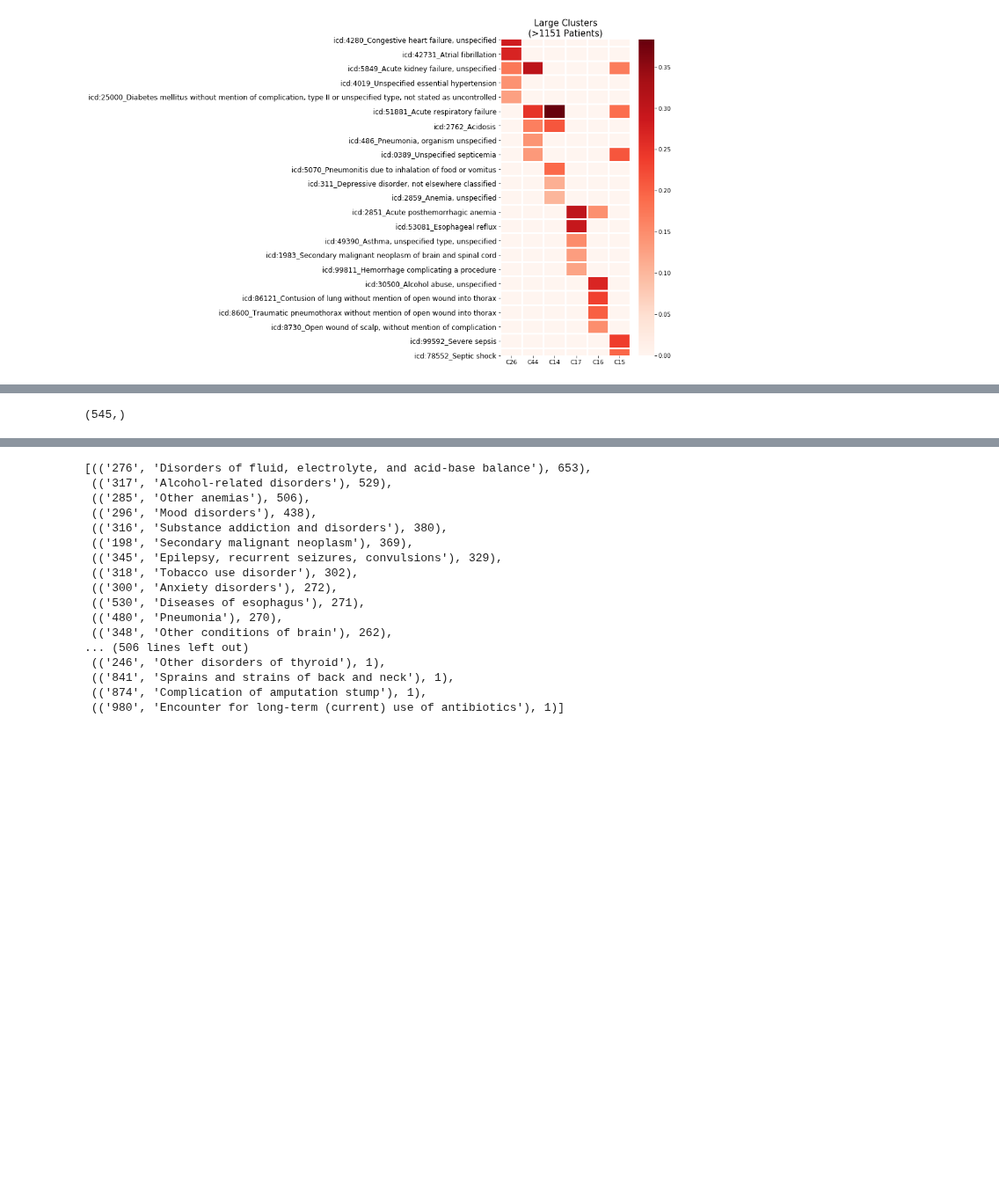
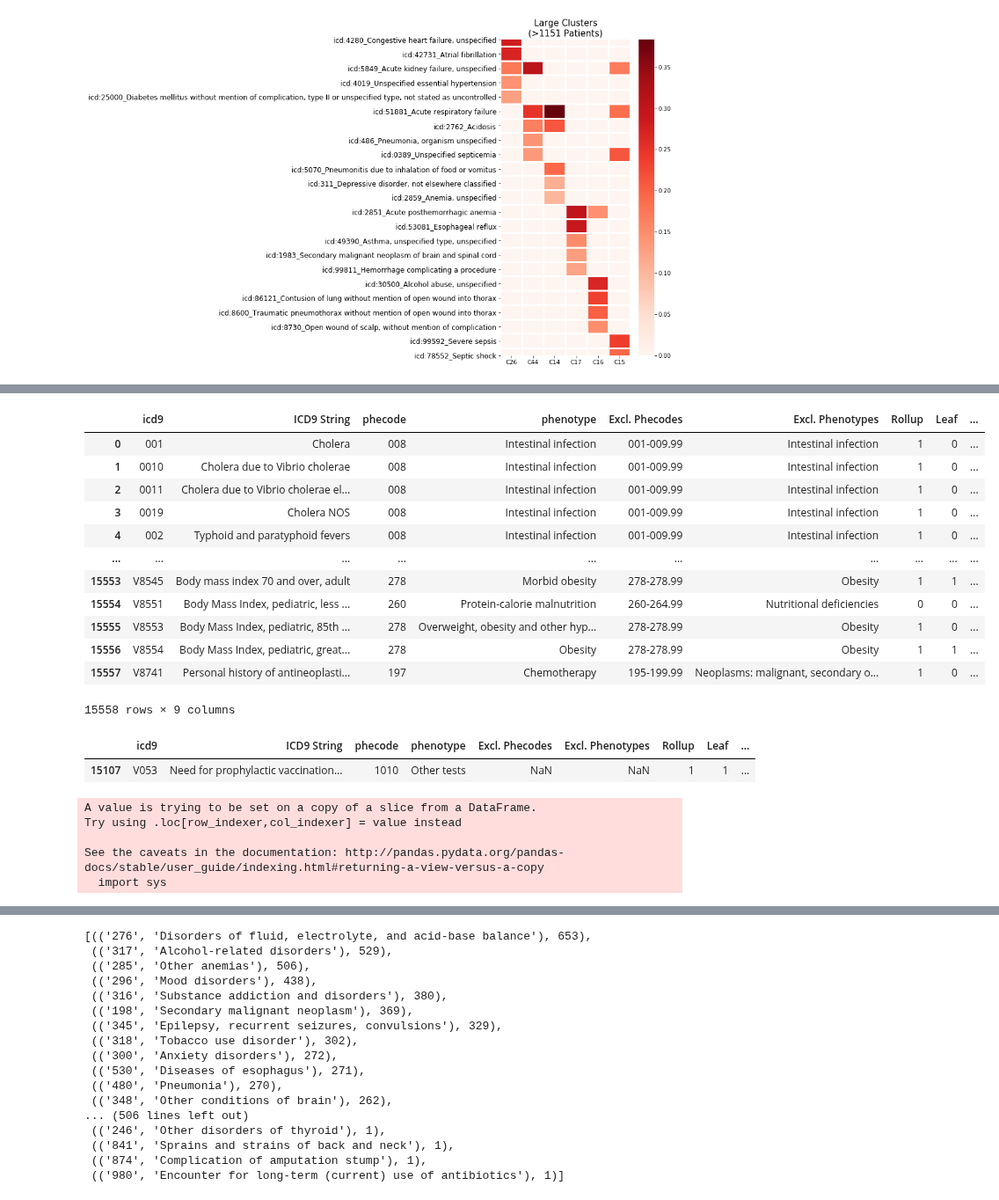
Before and after one commit to ashea2nd/VAE-EHR, a Jupyter notebook: experiments/200410_spectral_analysis_K50_rescaled_svd_refactored/analyze_individual_clusters.ipynb, the cells around one changed output, grey strips where cells are left out. Shown at 88% size. Saved outputs shown, nothing was run; the diff lists cells and outputs as text; code cells hidden in the pictures; blank space fills up the shorter version.

```diff
--- a/experiments/200410_spectral_analysis_K50_rescaled_svd_refactored/analyze_individual_clusters.ipynb
+++ b/experiments/200410_spectral_analysis_K50_rescaled_svd_refactored/analyze_individual_clusters.ipynb
@@ -261,23 +265,40 @@ icd_to_phecode
 # %%
 def remove_decimals_from_phecodes(phecode):
     pos = phecode.find(".")
     if pos == -1:
         return phecode
     else:
         shortened_phecode = phecode[:pos]
         #if this shortened phecode does not exist
         if len(phecode_defs[phecode_defs['phecode'] == shortened_phecode]) == 0:
             return phecode
         return shortened_phecode
 
 #Remove periods from icd9codes
 icd_to_phecode['icd9'] = icd_to_phecode["icd9"].apply(func=lambda x: x.replace(".", ""))
 
 icd_to_phecode_no_decimals = icd_to_phecode.copy()
 icd_to_phecode_no_decimals['phecode'] = icd_to_phecode_no_decimals['phecode'].apply(func=remove_decimals_from_phecodes)
-icd_to_phecode_no_decimals['phecode'].unique().shape
+icd_to_phecode_no_decimals
 # %% [output]
+|  | icd9 | ICD9 String | phecode | phenotype | Excl. Phecodes | Excl. Phenotypes | Rollup | Leaf | ... |
+| 0 | 001 | Cholera | 008 | Intestinal infection | 001-009.99 | Intestinal infection | 1 | 0 | ... |
+| 1 | 0010 | Cholera due to Vibrio cholerae | 008 | Intestinal infection | 001-009.99 | Intestinal infection | 1 | 0 | ... |
+| 2 | 0011 | Cholera due to Vibrio cholerae el... | 008 | Intestinal infection | 001-009.99 | Intestinal infection | 1 | 0 | ... |
+| 3 | 0019 | Cholera NOS | 008 | Intestinal infection | 001-009.99 | Intestinal infection | 1 | 0 | ... |
+| 4 | 002 | Typhoid and paratyphoid fevers | 008 | Intestinal infection | 001-009.99 | Intestinal infection | 1 | 0 | ... |
+| ... | ... | ... | ... | ... | ... | ... | ... | ... | ... |
+| 15553 | V8545 | Body mass index 70 and over, adult | 278 | Morbid obesity | 278-278.99 | Obesity | 1 | 1 | ... |
+| 15554 | V8551 | Body Mass Index, pediatric, less ... | 260 | Protein-calorie malnutrition | 260-264.99 | Nutritional deficiencies | 0 | 0 | ... |
+| 15555 | V8553 | Body Mass Index, pediatric, 85th ... | 278 | Overweight, obesity and other hyp... | 278-278.99 | Obesity | 1 | 0 | ... |
+| 15556 | V8554 | Body Mass Index, pediatric, great... | 278 | Obesity | 278-278.99 | Obesity | 1 | 1 | ... |
+| 15557 | V8741 | Personal history of antineoplasti... | 197 | Chemotherapy | 195-199.99 | Neoplasms: malignant, secondary o... | 1 | 0 | ... |
-(545,)
+15558 rows × 9 columns
+# %%
+icd_to_phecode_no_decimals[icd_to_phecode_no_decimals['icd9'] == 'V053']
+# %% [output]
+|  | icd9 | ICD9 String | phecode | phenotype | Excl. Phecodes | Excl. Phenotypes | Rollup | Leaf | ... |
+| 15107 | V053 | Need for prophylactic vaccination... | 1010 | Other tests | NaN | NaN | 1 | 1 | ... |
 # %%
 #Only keep phecodes with corresponding / existing ICD codes
 def add_phenotype_names(phecode):
@@ -287,7 +308,13 @@ def add_phenotype_names(phecode):
 icd_phecode_name_mapping = icd_to_phecode_no_decimals[icd_to_phecode_no_decimals['icd9'].isin(icd9codes['ICD9_CODE'])]
 icd_phecode_name_mapping['phenotype'] = icd_phecode_name_mapping['phecode'].apply(func=add_phenotype_names)
 
-#icd_phecode_name_mapping.to_csv("./data/icd9_phecode_mapping.csv", index=False)
+icd_phecode_name_mapping.to_csv("./data/icd9_phecode_mapping.csv", index=False)
+# %% [output]
+A value is trying to be set on a copy of a slice from a DataFrame.
+Try using .loc[row_indexer,col_indexer] = value instead
+
+See the caveats in the documentation: http://pandas.pydata.org/pandas-docs/stable/user_guide/indexing.html#returning-a-view-versus-a-copy
+  import sys
 # %%
 icd_phecode_name_mapping = pd.read_csv('./data/icd9_phecode_mapping.csv', dtype={"phecode":str})
 
```
Also changed, not shown: parts of 7 cells of this notebook, 28 other files.
